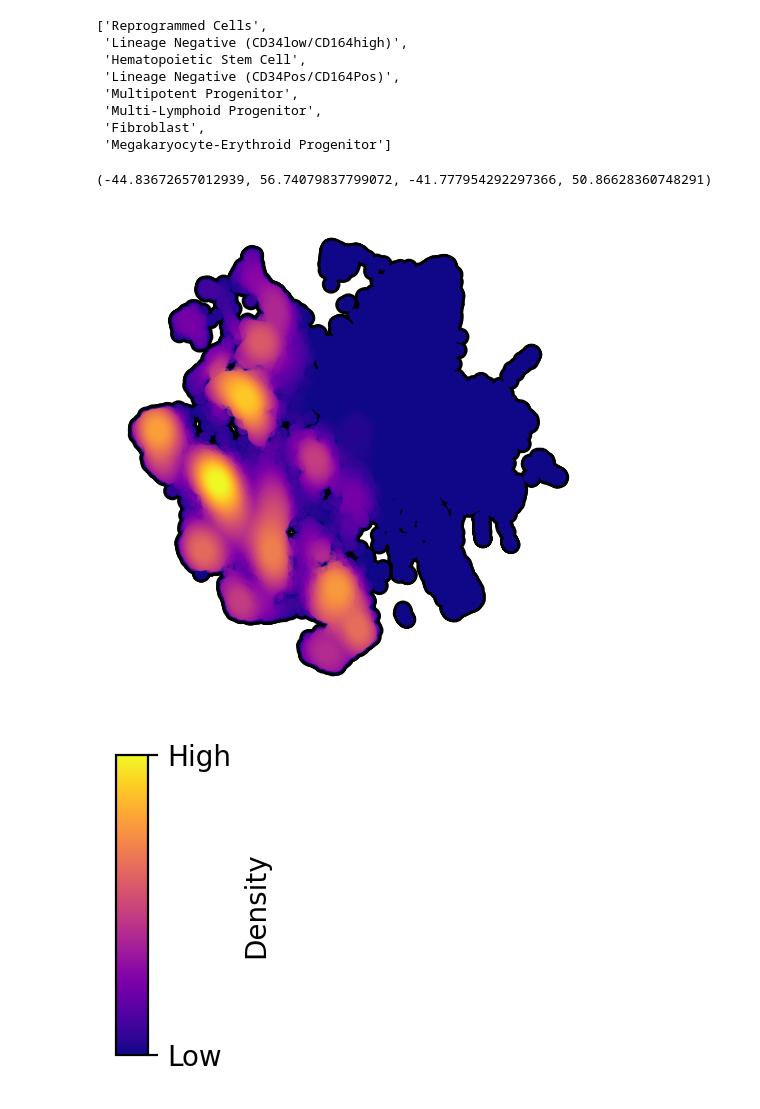
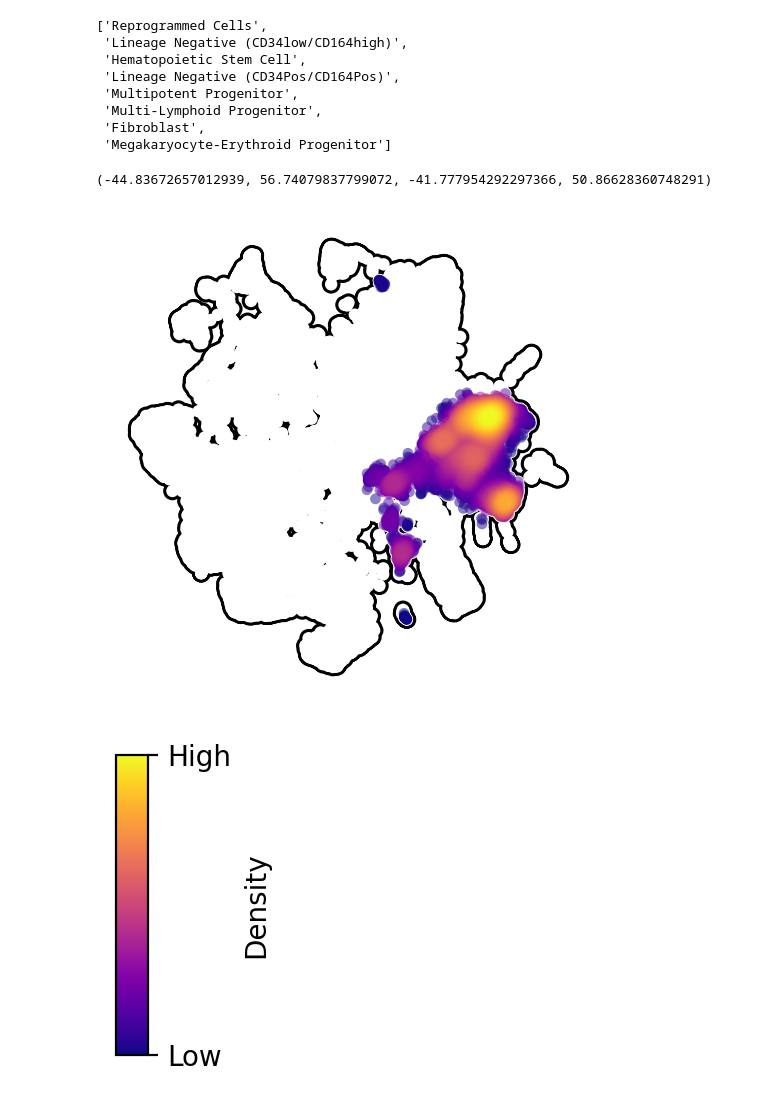
Before and after one commit to CooperStansbury/ONT-single-cell, a Jupyter notebook: notebooks/FIGURE_3_UMAP_plotting.ipynb, the cells around one changed output. Saved outputs shown, nothing was run; the diff lists cells and outputs as text; code cells hidden in the pictures.

```diff
--- a/notebooks/FIGURE_3_UMAP_plotting.ipynb
+++ b/notebooks/FIGURE_3_UMAP_plotting.ipynb
@@ -221,9 +221,9 @@ list(adata.obs['cell_label'].unique())
  'Fibroblast',
  'Megakaryocyte-Erythroid Progenitor']
 # %%
-group = 'Fibroblast'
+# group = 'Fibroblast'
 # group = 'Hematopoietic Stem Cell'
-# group = 'Reprogrammed Cells'
+group = 'Reprogrammed Cells'
 
 
 # start_color = '#FFFFFF'  # light grey
@@ -253,38 +253,38 @@ sns.scatterplot(
     y='nUMAP 2',
     ec='none',
     s=20,
-    # c='w',
+    c='w',
     # c='#440154',
-    c='#100788',
+    # c='#100788',
     zorder=1,
 )
 
 mask = (pdf['cell_label'] == group) & (pdf['cell_density'] > 0.05)
 
 sns.scatterplot(
     data=pdf[mask],
     x='nUMAP 1',
     y='nUMAP 2',
     ec='none',
     s=15,
     alpha=0.5,
     palette='plasma',
     hue='cell_density',
     legend=False,
     zorder=2,
 )
 
 
 plt.xticks([])
 plt.yticks([])
 
 plt.ylabel('UMAP 2')
 plt.xlabel('UMAP 1')
 plt.gca().set_aspect('auto')
 plt.axis(False)
 # %% [output]
 (-44.83672657012939, 56.74079837799072, -41.777954292297366, 50.86628360748291)
-[figure, old version]
+[figure, new version]
 # %%
 plt2.make_colorbar(cmap='plasma', tick_labels=['Low', 'High'], title='Density')
 # %% [output]
```
Also changed, not shown: parts of 4 cells of this notebook, 7 other files.
